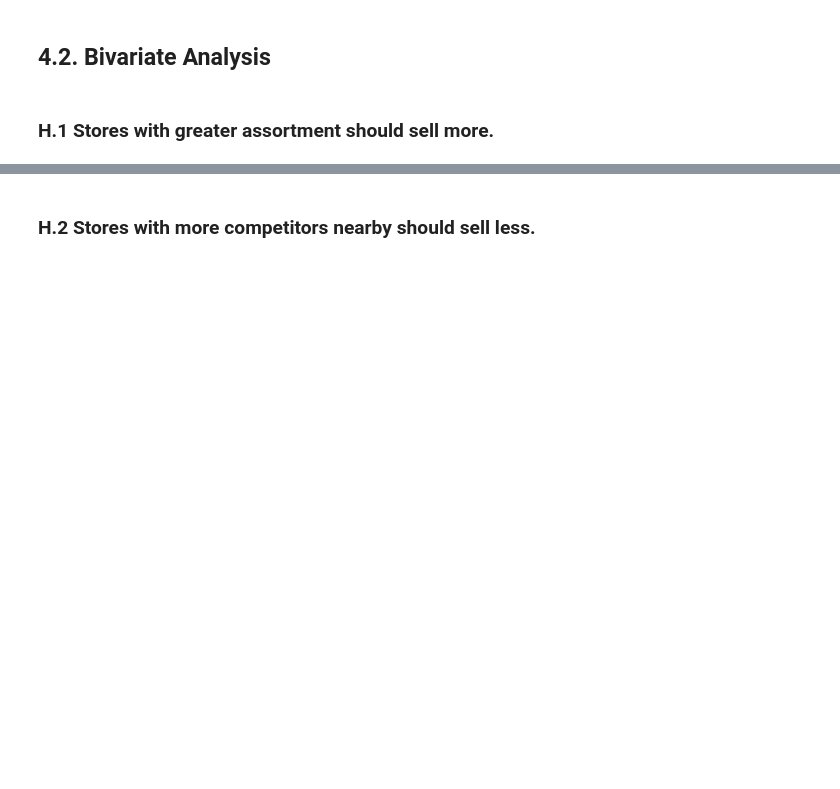
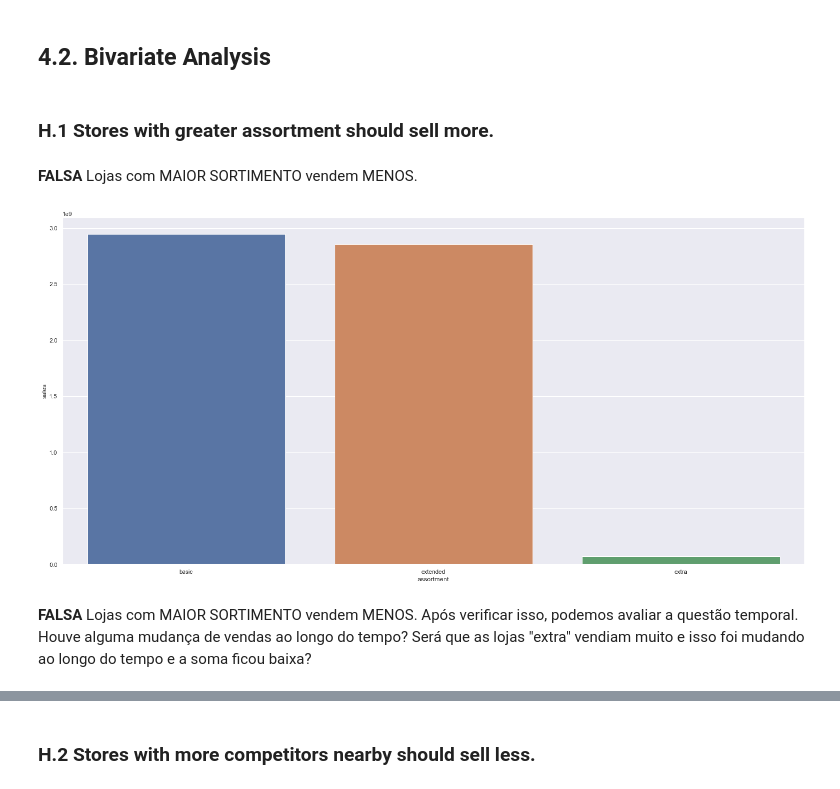
Before and after one commit to luana-afonso/DataScience-Em-Producao, a Jupyter notebook: m04_v01_store_sales_prediction.ipynb, the cells around one changed output, grey strips where cells are left out. Saved outputs shown, nothing was run; the diff lists cells and outputs as text; code cells hidden in the pictures; blank space fills up the shorter version.

```diff
--- a/m04_v01_store_sales_prediction.ipynb
+++ b/m04_v01_store_sales_prediction.ipynb
@@ -938,12 +914,27 @@ SyntaxError: invalid syntax (<ipython-input-91-01c4c705c882>, line 1)
 ## 4.2. Bivariate Analysis
 # %% [markdown]
 ### H.1 Stores with greater assortment should sell more.
+# %% [markdown]
+**FALSA** Lojas com MAIOR SORTIMENTO vendem MENOS.
 # %%
-aux1 = df4[['assortment', 'sales']].groupby( 'assortment' ).sum().reset_index()
-sns.barplot( x='assortment', y='sales', data=aux1 );
+# aux1 = df4[['assortment', 'sales']].groupby( 'assortment' ).sum().reset_index()
 
-aux2 = df4[['year_week', 'assortment', 'sales']].groupby( ['year_week','assortment'] ).sum().reset_index()
-aux2.pivot( index='year_week', columns='assortment', values='sales' ).plot()
+# Queremos pegar essas duas variáveis "assortment" e "sales" e vamos agrupar (groupby) as vendas por cada tipo de assortment e depois somar (sum) para ver o valor final
+# resetar o index para virar um dataframe para facilitar visualização e guardar o resultado em uma variável auxiliar aux1
+# aux1 = df4["assortment", "sales"].groupby("assortment").sum().reset_index() - atenção!
 
-aux3 = aux2[aux2['assortment'] == 'extra']
-aux3.pivot( index='year_week', columns='assortment', values='sales' ).plot()
+aux1 = df4[["assortment", "sales"]].groupby("assortment").sum().reset_index()
+
+# Para visualizar podemos usar um barplot, método da classe Seaborn. ; no final para ele nao ficar plotando texto
+sns.barplot( x="assortment", y="sales", data=aux1 );
+
+# aux2 = df4[['year_week', 'assortment', 'sales']].groupby( ['year_week','assortment'] ).sum().reset_index()
+# aux2.pivot( index='year_week', columns='assortment', values='sales' ).plot()
+
+# aux3 = aux2[aux2['assortment'] == 'extra']
+# aux3.pivot( index='year_week', columns='assortment', values='sales' ).plot()
+# %% [output]
+[figure, added]
+# %% [markdown]
+**FALSA** Lojas com MAIOR SORTIMENTO vendem MENOS.
+Após verificar isso, podemos avaliar a questão temporal. Houve alguma mudança de vendas ao longo do tempo? Será que as lojas "extra" vendiam muito e isso foi mudando ao longo do tempo e a soma ficou baixa?
```
Also changed, not shown: parts of 48 cells of this notebook.
